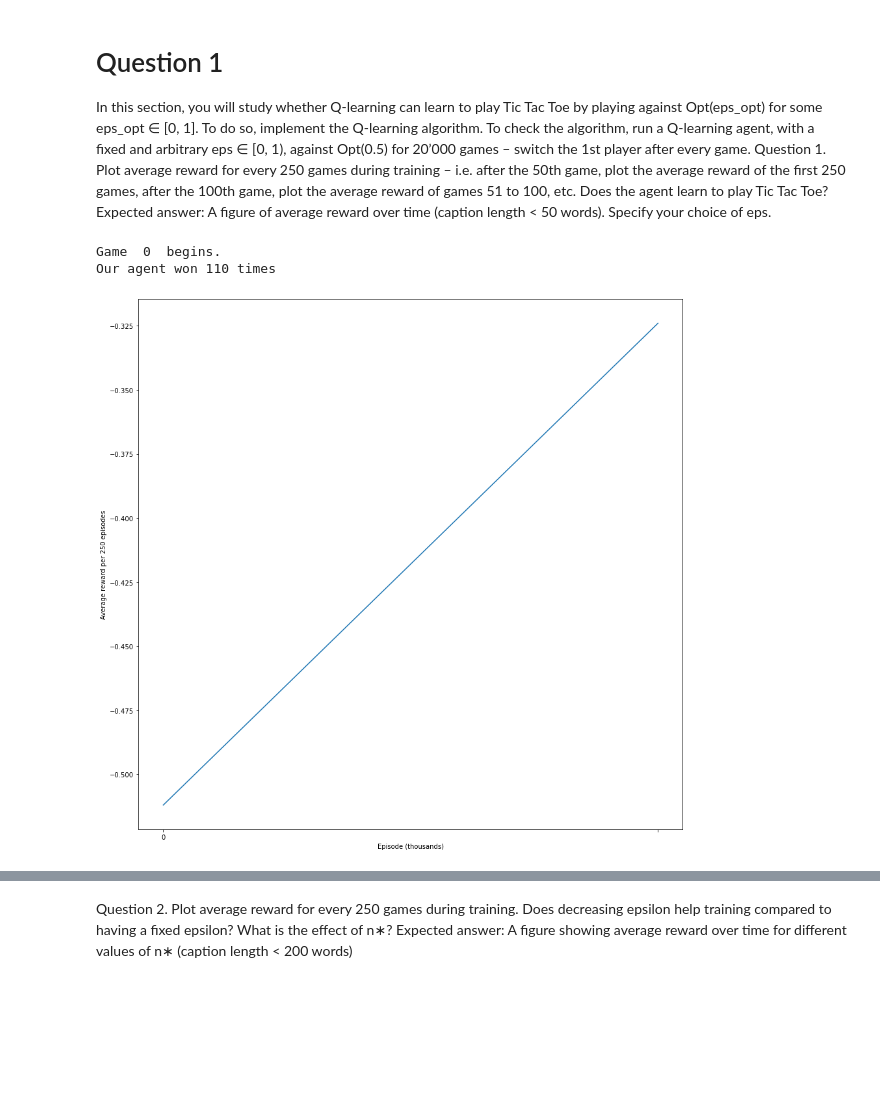
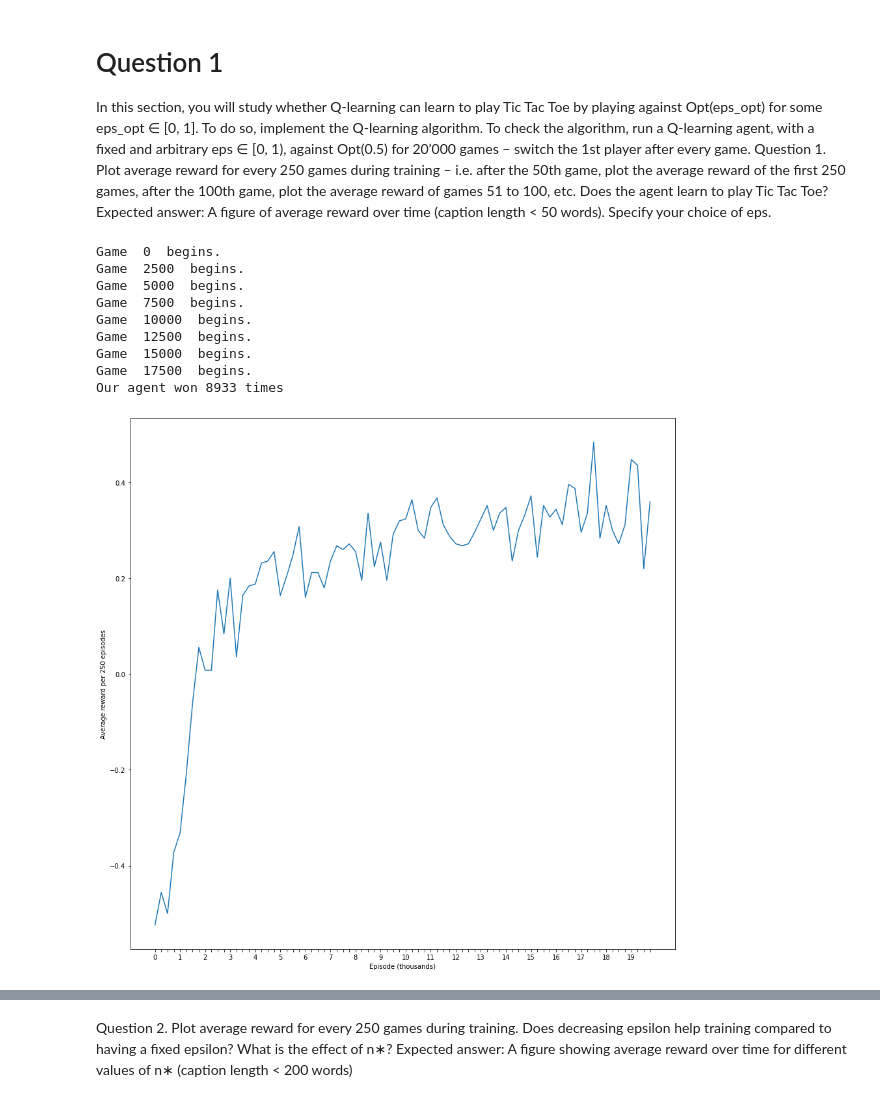
Before and after one commit to jirkalhotka/RL_TicTacToe, a Jupyter notebook: tic_tac_toe_w_res.ipynb, the cells around one changed output, grey strips where cells are left out. Saved outputs shown, nothing was run; the diff lists cells and outputs as text; code cells hidden in the pictures; blank space fills up the shorter version.

```diff
--- a/tic_tac_toe_w_res.ipynb
+++ b/tic_tac_toe_w_res.ipynb
@@ -193,35 +193,42 @@ def run_n_games(_max_games_number, _our_player, _opponent_epsilon, _our_player_n
 # %%
 import matplotlib.pyplot as plt
 
 q1_epsilon = 0.1 # Chosen because they use this in Q2 so this will allow us to nicely compare
 
-q1_max_games = 500
+q1_max_games = 20_000
 q1_q_learnt_player = QLearntPlayer(env, _epsilon=q1_epsilon)
 print_Q_val_with_moves(q1_q_learnt_player._Q_values)
 q1_avgs = []
 q1_rewards = []
 q1_total_wins = 0
 
 for game_epoch in range(q1_max_games//250):
     if game_epoch % 10 == 0:
         print('Game ', game_epoch*250, ' begins.')
     run_rewards = run_n_games(_max_games_number=250, _our_player=q1_q_learnt_player, _opponent_epsilon=0.5, \
             _our_player_new_game_epsilon=lambda game_number_n: q1_epsilon, _update_q_values=True)
     q1_rewards+=run_rewards
     q1_avgs.append(np.average(run_rewards))
     q1_total_wins += sum(1 if rew ==1 else 0 for rew in run_rewards)
 
 print('Our agent won {} times'.format(q1_total_wins))
 plt.figure(figsize=(15,15))
 ax = plt.plot(q1_avgs)
 plt.xticks(ticks=range(len(q1_avgs)), labels=[str(x*250 // 1000) if x*250 % 1000 == 0 else '' for x in range(len(q1_avgs))])
 plt.ylabel('Average reward per 250 episodes')
 plt.xlabel('Episode (thousands)')
 plt.show()
 # %% [output]
 Game  0  begins.
-Our agent won 110 times
+Game  2500  begins.
+Game  5000  begins.
+Game  7500  begins.
+Game  10000  begins.
+Game  12500  begins.
+Game  15000  begins.
+Game  17500  begins.
+Our agent won 8933 times
-[figure, old version]
+[figure, new version]
 # %%
 _qv = q1_q_learnt_player._Q_values
 print_Q_val_with_moves(_qv)
```
Also changed, not shown: parts of 20 cells of this notebook, 1 other file.
